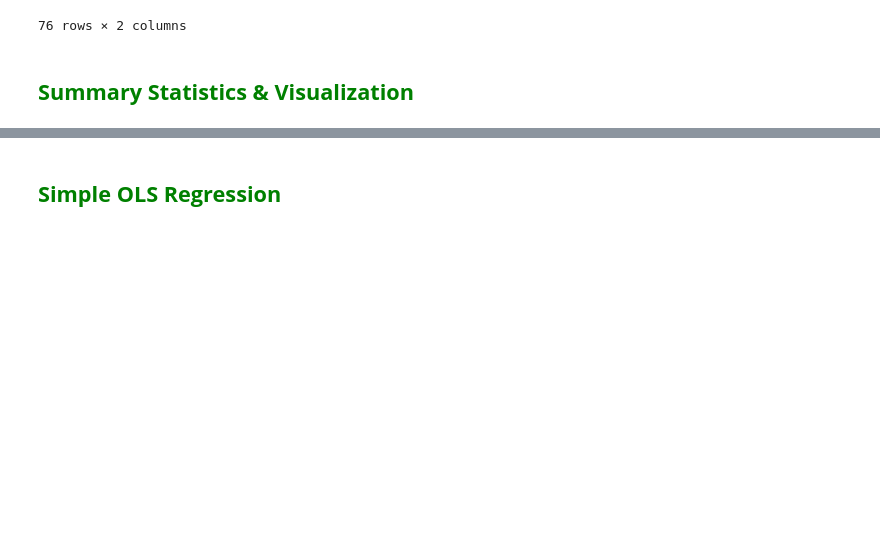
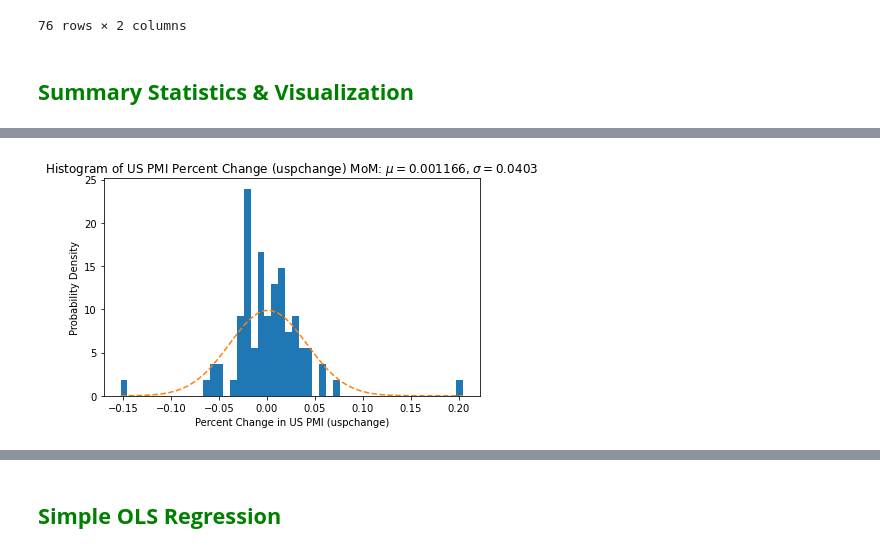
Before and after one commit to felixpoirier1/TP1, a Jupyter notebook: Assignment_1.ipynb, the cells around one changed output, grey strips where cells are left out. Cells and saved outputs as stored; diff of their text form; code cells hidden in the pictures; blank space fills up the shorter version.

```diff
--- a/Assignment_1.ipynb
+++ b/Assignment_1.ipynb
@@ -75,0 +80,30 @@ df.describe()
+# %%
+# Distribution of uspchange
+mu = df.uspchange.mean()  # mean of distribution
+sigma = df.uspchange.std()  # standard deviation of distribution
+
+x = df.uspchange
+
+num_bins = 50
+
+fig, ax = plt.subplots()
+
+# Histogram to visualize the variable's distribution
+n, bins, patches = ax.hist(x, num_bins, density = 1)
+
+# Add a 'best fit' line to the histogram
+y = ((1 / (np.sqrt(2 * np.pi) * sigma)) *
+     np.exp(-0.5 * (1 / sigma * (bins - mu))**2))
+
+# Set axis labels and histogram title
+ax.plot(bins, y, '--')
+ax.set_xlabel('Percent Change in US PMI (uspchange)')
+ax.set_ylabel('Probability Density')
+ax.set_title(r'Histogram of US PMI Percent Change (uspchange) MoM: $\mu=%5.6f$, $\sigma=%5.4f$'%(mu, sigma))
+
+# Tweak spacing to prevent clipping of ylabel
+fig.tight_layout()
+fig.savefig("distribution_uspchange.png", bbox_inches = 'tight', dpi = 250)
+plt.show()
+# %% [output]
+[figure, added]
```
Also changed, not shown: parts of 9 cells of this notebook.
